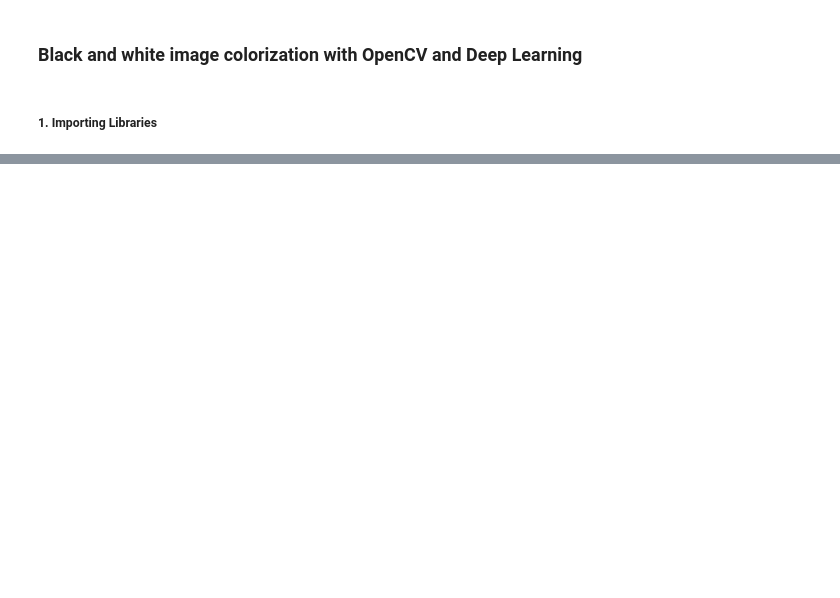
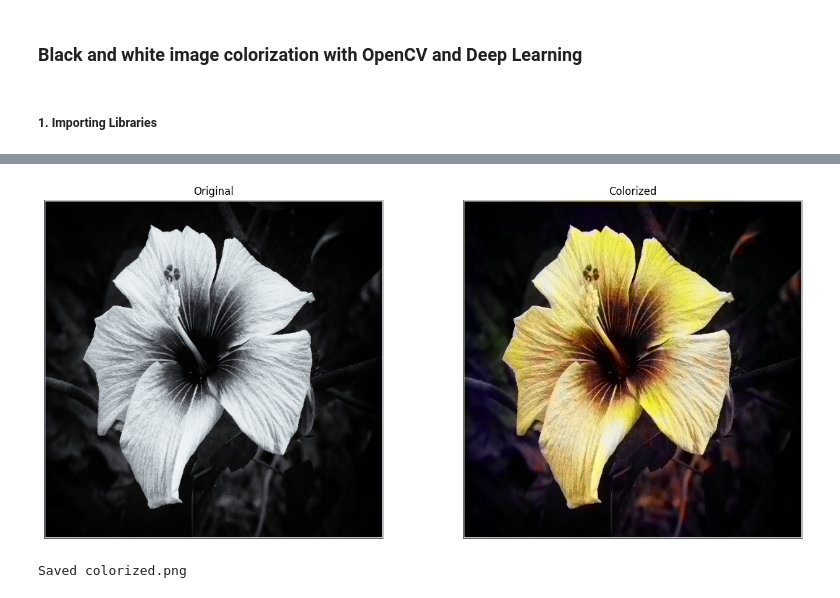
Before and after one commit to fatahrahimi330/100-Machine-Learning-Projects, a Jupyter notebook: 13-Black and white image colorization/Black_and_white_image_colorization.ipynb, the cells around one changed output, grey strips where cells are left out. Drawn from its saved outputs; the diff is of its cells as text; code cells hidden in the pictures; blank space fills up the shorter version.

```diff
--- a/13-Black and white image colorization/Black_and_white_image_colorization.ipynb
+++ b/13-Black and white image colorization/Black_and_white_image_colorization.ipynb
@@ -85,0 +60,80 @@ print("✓ Image colorization complete!")
+# %%
+import os
+import cv2
+import numpy as np
+from cv2 import dnn
+
+#--------Model file paths--------#
+proto_file = 'colorization_deploy_v2.prototxt'
+model_file = 'colorization_release_v2.caffemodel'
+hull_pts = 'pts_in_hull.npy'
+#--------------#--------------#
+
+# Validate required files
+for f in [proto_file, model_file, hull_pts]:
+    if not os.path.exists(f):
+        raise FileNotFoundError(f"Missing file: {f}")
+
+if os.path.getsize(hull_pts) < 1024:
+    raise ValueError("pts_in_hull.npy is empty/corrupted. Re-run cell 8 to download again.")
+
+#--------Reading the model params--------#
+net = dnn.readNetFromCaffe(proto_file, model_file)
+kernel = np.load(hull_pts)
+#-----------------------------------#---------------------#
+
+#-----Reading and preprocessing image--------#
+img = img_bgr.copy()
+scaled = img.astype("float32") / 255.0
+lab_img = cv2.cvtColor(scaled, cv2.COLOR_BGR2LAB)
+#-----------------------------------#---------------------#
+
+# add the cluster centers as 1x1 convolutions to the model
+class8 = net.getLayerId("class8_ab")
+conv8 = net.getLayerId("conv8_313_rh")
+pts = kernel.transpose().reshape(2, 313, 1, 1)
+net.getLayer(class8).blobs = [pts.astype("float32")]
+net.getLayer(conv8).blobs = [np.full([1, 313], 2.606, dtype="float32")]
+#-----------------------------------#---------------------#
+
+# we'll resize the image for the network
+resized = cv2.resize(lab_img, (224, 224))
+L = cv2.split(resized)[0]
+L -= 50
+#-----------------------------------#---------------------#
+
+# predicting the ab channels from the input L channel
+net.setInput(cv2.dnn.blobFromImage(L))
+ab_channel = net.forward()[0, :, :, :].transpose((1, 2, 0))
+ab_channel = cv2.resize(ab_channel, (img.shape[1], img.shape[0]))
+
+# Take the L channel from the image
+L = cv2.split(lab_img)[0]
+
+# Join the L channel with predicted ab channel
+colorized = np.concatenate((L[:, :, np.newaxis], ab_channel), axis=2)
+
+# Then convert the image from Lab to BGR
+colorized = cv2.cvtColor(colorized, cv2.COLOR_LAB2BGR)
+colorized = np.clip(colorized, 0, 1)
+colorized = (255 * colorized).astype("uint8")
+
+# Display in notebook (avoid cv2.imshow)
+img_show = cv2.cvtColor(cv2.resize(img, (640, 640)), cv2.COLOR_BGR2RGB)
+col_show = cv2.cvtColor(cv2.resize(colorized, (640, 640)), cv2.COLOR_BGR2RGB)
+
+fig, axes = plt.subplots(1, 2, figsize=(14, 6))
+axes[0].imshow(img_show)
+axes[0].set_title('Original')
+axes[0].axis('off')
+axes[1].imshow(col_show)
+axes[1].set_title('Colorized')
+axes[1].axis('off')
+plt.tight_layout()
+plt.show()
+
+cv2.imwrite('colorized.png', colorized)
+print('Saved colorized.png')
+# %% [output]
+[figure, added]
+Saved colorized.png
```
Also changed, not shown: parts of 9 cells of this notebook, 3 other files.
